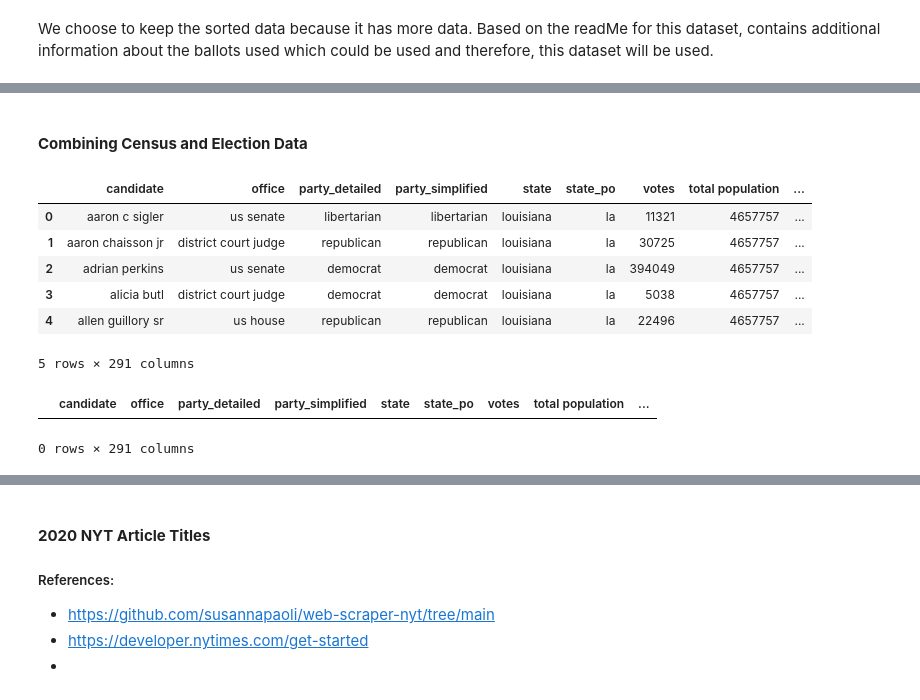
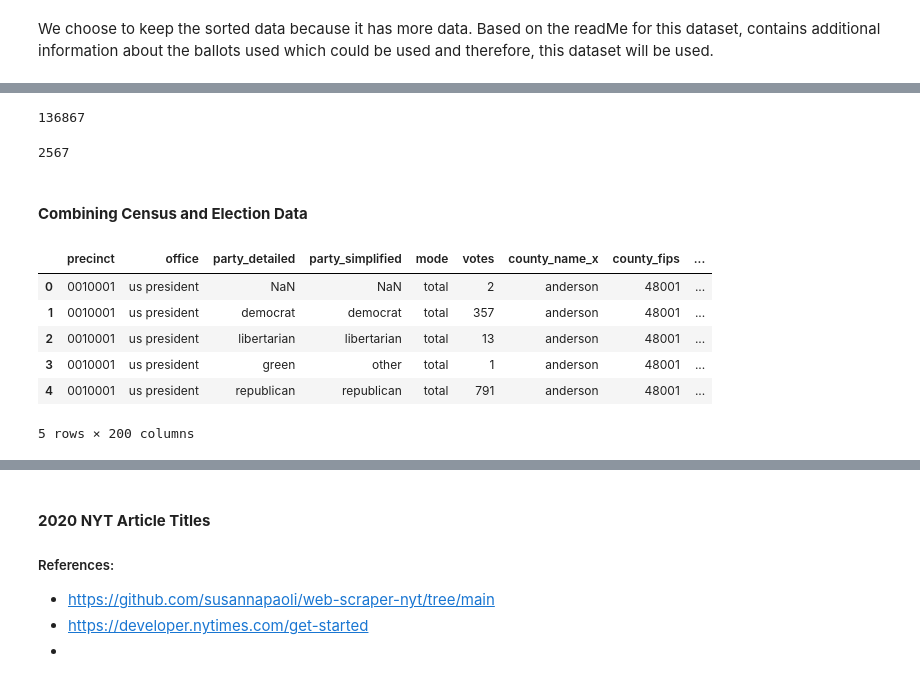
Before and after one commit to meghapola/ADS-Final-Project, a Jupyter notebook: final_proj.ipynb, the cells around one changed output, grey strips where cells are left out. Drawn from its saved outputs; the diff is of its cells as text; code cells hidden in the pictures.

```diff
--- a/final_proj.ipynb
+++ b/final_proj.ipynb
@@ -364,0 +501,13 @@ df_final = df_final.map(lambda x: x.lower() if isinstance(x, str) else x)
+# %%
+# these 10 precincts account for < 150,000 people which is <0.045% of the US population in 2020
+# also mostly from alaska (6/30 counties in alaska) which accounts for only 3/538 electoral votes
+# therefore probably not something to worry about
+pop = merged[merged['_merge']=='left_only']
+pop['estimate total population'].astype(int).sum()
+# %% [output]
+136867
+# %%
+states = ['california','texas','florida', 'new york', 'illinois','pennsylvania']
+merged[merged['state'].isin(states)].shape[0]
+# %% [output]
+2567
@@ -367,22 +518,19 @@ df_final.to_csv("data/census_data", index=False, encoding='utf-8-sig')
 # %% [markdown]
 #### **Combining Census and Election Data**
 # %%
-census = pd.read_csv("data/census_data")
-election = pd.read_csv("data/2020_election_vote_counts.csv")
+import pandas as pd
+census = pd.read_csv("data/census_data_top6.csv")
+election = pd.read_csv("data/election_results_top6.csv", low_memory=False)
 
-combined = election.merge(census, left_on='state', right_on='state', how = 'left')
-combined.head()
+ce_data = election.merge(census, left_on='county_fips', right_on='county_fips', how = 'left')
+ce_data.head()
 # %% [output]
-|  | candidate | office | party_detailed | party_simplified | state | state_po | votes | total population | ... |
-| 0 | aaron c sigler | us senate | libertarian | libertarian | louisiana | la | 11321 | 4657757 | ... |
-| 1 | aaron chaisson jr | district court judge | republican | republican | louisiana | la | 30725 | 4657757 | ... |
-| 2 | adrian perkins | us senate | democrat | democrat | louisiana | la | 394049 | 4657757 | ... |
-| 3 | alicia butl | district court judge | democrat | democrat | louisiana | la | 5038 | 4657757 | ... |
-| 4 | allen guillory sr | us house | republican | republican | louisiana | la | 22496 | 4657757 | ... |
+|  | precinct | office | party_detailed | party_simplified | mode | votes | county_name_x | county_fips | ... |
+| 0 | 0010001 | us president | NaN | NaN | total | 2 | anderson | 48001 | ... |
+| 1 | 0010001 | us president | democrat | democrat | total | 357 | anderson | 48001 | ... |
+| 2 | 0010001 | us president | libertarian | libertarian | total | 13 | anderson | 48001 | ... |
+| 3 | 0010001 | us president | green | other | total | 1 | anderson | 48001 | ... |
+| 4 | 0010001 | us president | republican | republican | total | 791 | anderson | 48001 | ... |
-5 rows × 291 columns
+5 rows × 200 columns
 # %%
-#There are no null values
-combined[combined.isnull().any(axis=1)]
+null_vals = ce_data.isna().sum()
-# %% [output]
-|  | candidate | office | party_detailed | party_simplified | state | state_po | votes | total population | ... |
-0 rows × 291 columns
```
Also changed, not shown: parts of 70 cells of this notebook, 10 other files.
